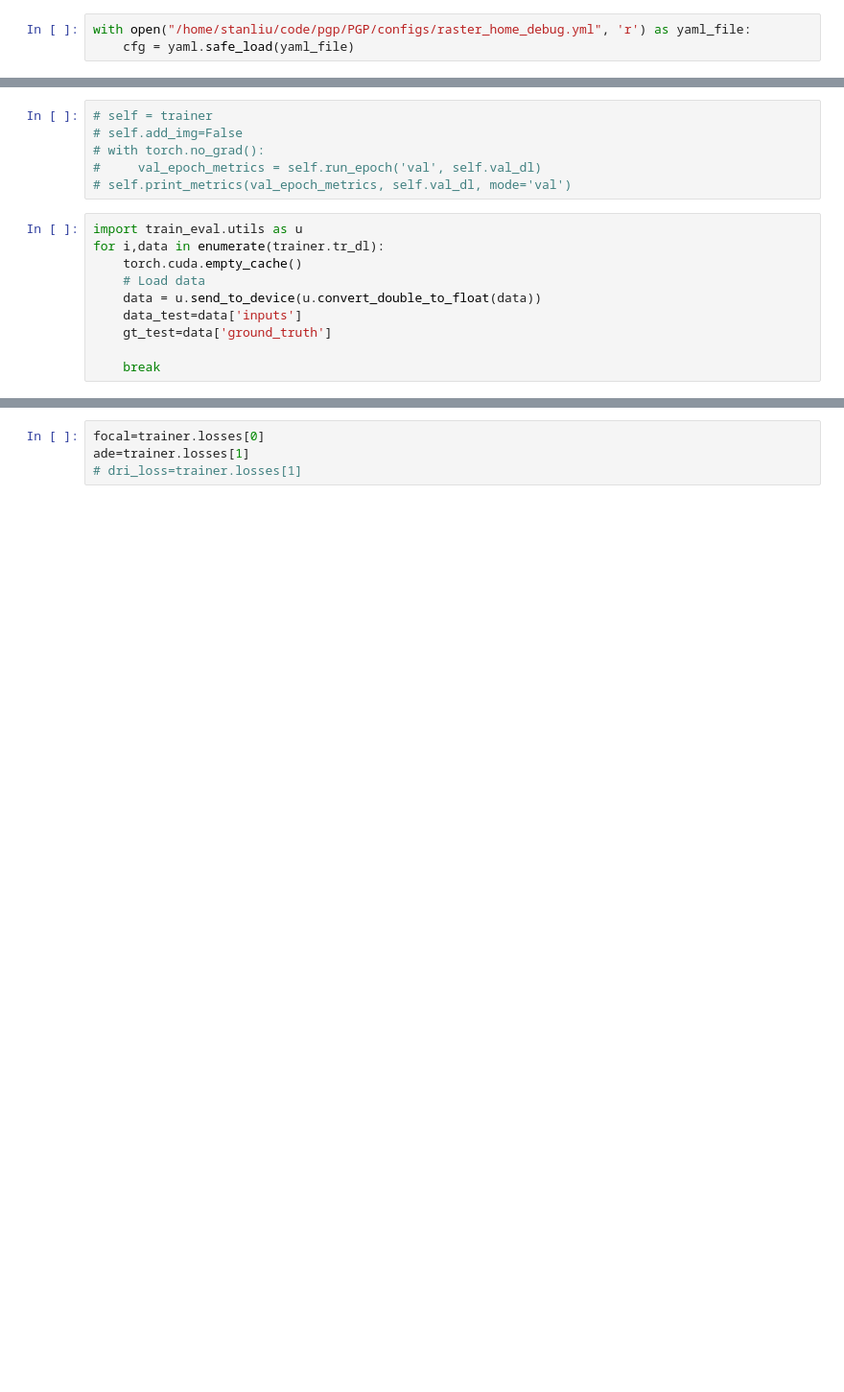
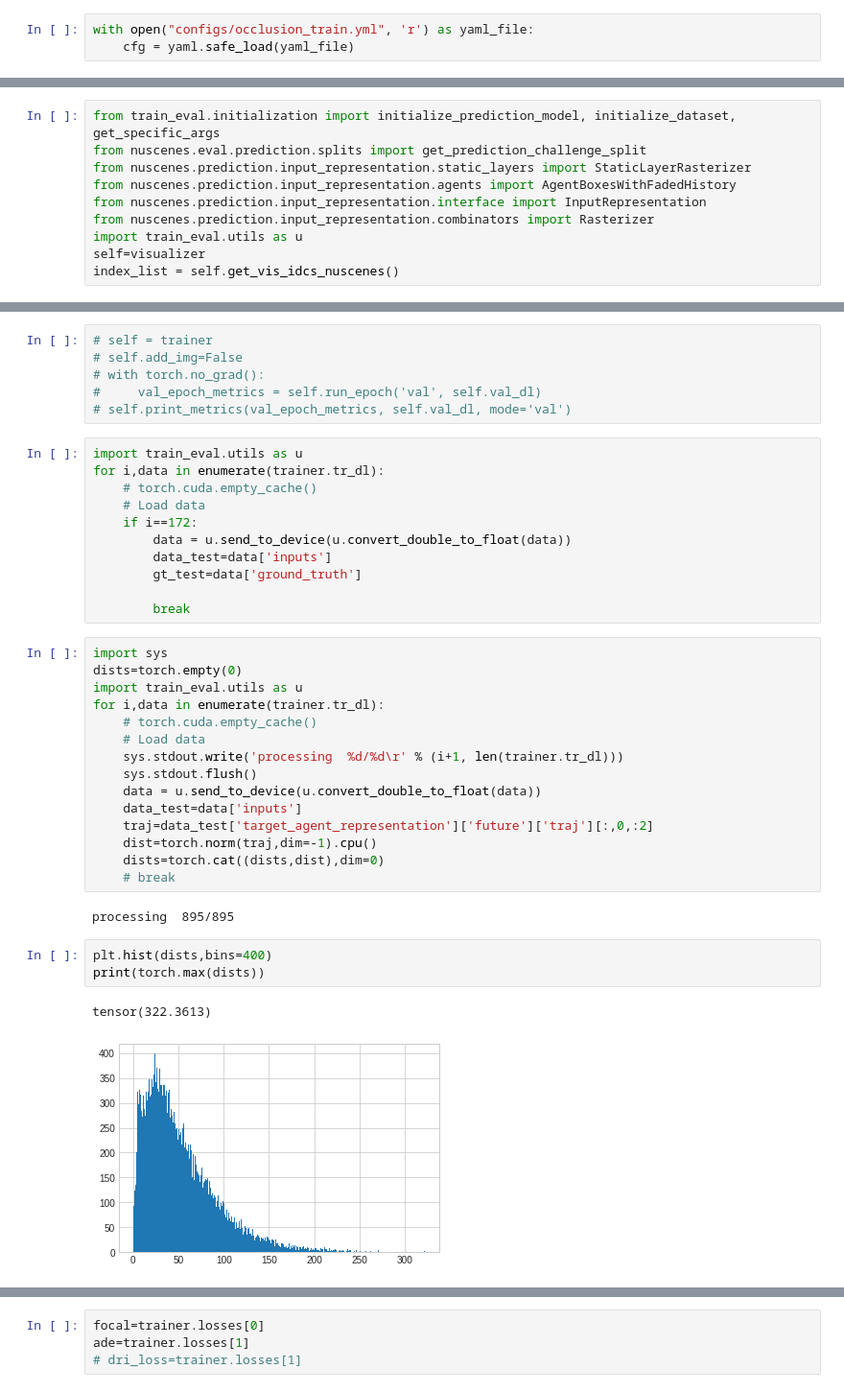
Before and after one commit to tudelft-iv-students/offline-tracking-with-object-permanence, a Jupyter notebook: test.ipynb, the cells around one changed output, grey strips where cells are left out. Shown: that part at 96% size. Saved outputs shown, nothing was run; the diff lists cells and outputs as text; blank space fills up the shorter version.

Commit message:
start occlusion estimation

```diff
--- a/test.ipynb
+++ b/test.ipynb
@@ -54,7 +54,7 @@ def get_unfolded_feature(feature,kernel,mask):
     return source_feat,target_feat
 source_feat,target_feat=get_unfolded_feature(op,15,mask_map)
 # %%
-with open("/home/stanliu/code/pgp/PGP/configs/raster_home_debug.yml", 'r') as yaml_file:
+with open("configs/occlusion_train.yml", 'r') as yaml_file:
     cfg = yaml.safe_load(yaml_file)
 # %%
 from train_eval.trainer import Trainer
@@ -86,0 +91,10 @@ Loading checkpoint from output/test_home_original/checkpoints/8.tar ... Done
+# %%
+from train_eval.initialization import initialize_prediction_model, initialize_dataset, get_specific_args
+from nuscenes.eval.prediction.splits import get_prediction_challenge_split
+from nuscenes.prediction.input_representation.static_layers import StaticLayerRasterizer
+from nuscenes.prediction.input_representation.agents import AgentBoxesWithFadedHistory
+from nuscenes.prediction.input_representation.interface import InputRepresentation
+from nuscenes.prediction.input_representation.combinators import Rasterizer
+import train_eval.utils as u
+self=visualizer
+index_list = self.get_vis_idcs_nuscenes()
@@ -93,10 +188,34 @@ Loading checkpoint from output/test_home_original/checkpoints/8.tar ... Done
 # %%
 import train_eval.utils as u
 for i,data in enumerate(trainer.tr_dl):
-    torch.cuda.empty_cache()
+    # torch.cuda.empty_cache()
     # Load data
-    data = u.send_to_device(u.convert_double_to_float(data))
-    data_test=data['inputs']
-    gt_test=data['ground_truth']
+    if i==172:
+        data = u.send_to_device(u.convert_double_to_float(data))
+        data_test=data['inputs']
+        gt_test=data['ground_truth']
 
-    break
+        break
+# %%
+import sys
+dists=torch.empty(0)
+import train_eval.utils as u
+for i,data in enumerate(trainer.tr_dl):
+    # torch.cuda.empty_cache()
+    # Load data
+    sys.stdout.write('processing  %d/%d\r' % (i+1, len(trainer.tr_dl)))
+    sys.stdout.flush()
+    data = u.send_to_device(u.convert_double_to_float(data))
+    data_test=data['inputs']
+    traj=data_test['target_agent_representation']['future']['traj'][:,0,:2]
+    dist=torch.norm(traj,dim=-1).cpu()
+    dists=torch.cat((dists,dist),dim=0)
+    # break
+# %% [output]
+processing  895/895
+# %%
+plt.hist(dists,bins=400)
+print(torch.max(dists))
+# %% [output]
+tensor(322.3613)
+[figure, added]
```
Also changed, not shown: parts of 80 cells of this notebook, 38 other files.
